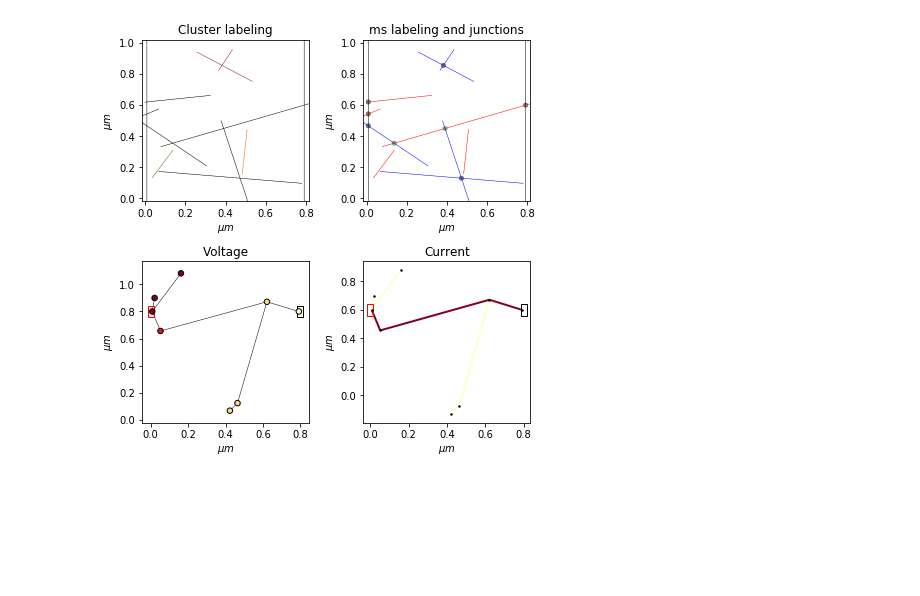
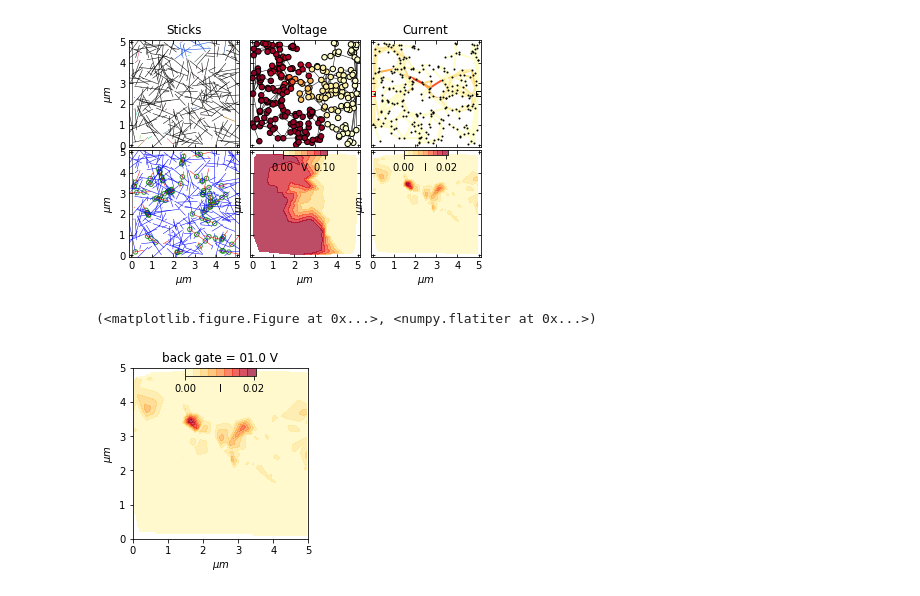
Before and after one commit to leobrowning92/networksim-cntfet, a Jupyter notebook: scrapbook.ipynb, the cells around one changed output. Saved outputs shown, nothing was run; the diff lists cells and outputs as text; code cells hidden in the pictures; blank space fills up the shorter version.

```diff
--- a/scrapbook.ipynb
+++ b/scrapbook.ipynb
@@ -8,7 +12,12 @@ import viewnet
 import measure_perc as mp
 import percolation as perc
 # %%
-look=viewnet.Netviewer(n=10,scaling=1,l='exp',seed=2,pm=0.5)
-look.show_system()
+look=viewnet.Netviewer(n=300,scaling=5,l='exp',seed=3,pm=0.13)
+look.show_system(figsize=(6.3,4))
 # %% [output]
-[figure, old version]
+[figure, new version]
+(<matplotlib.figure.Figure at 0x...>, <numpy.flatiter at 0x...>)
+# %%
+look.plot_contour('current')
+# %% [output]
+[figure, added]
```
Also changed, not shown: parts of 4 cells of this notebook, 4 other files.
